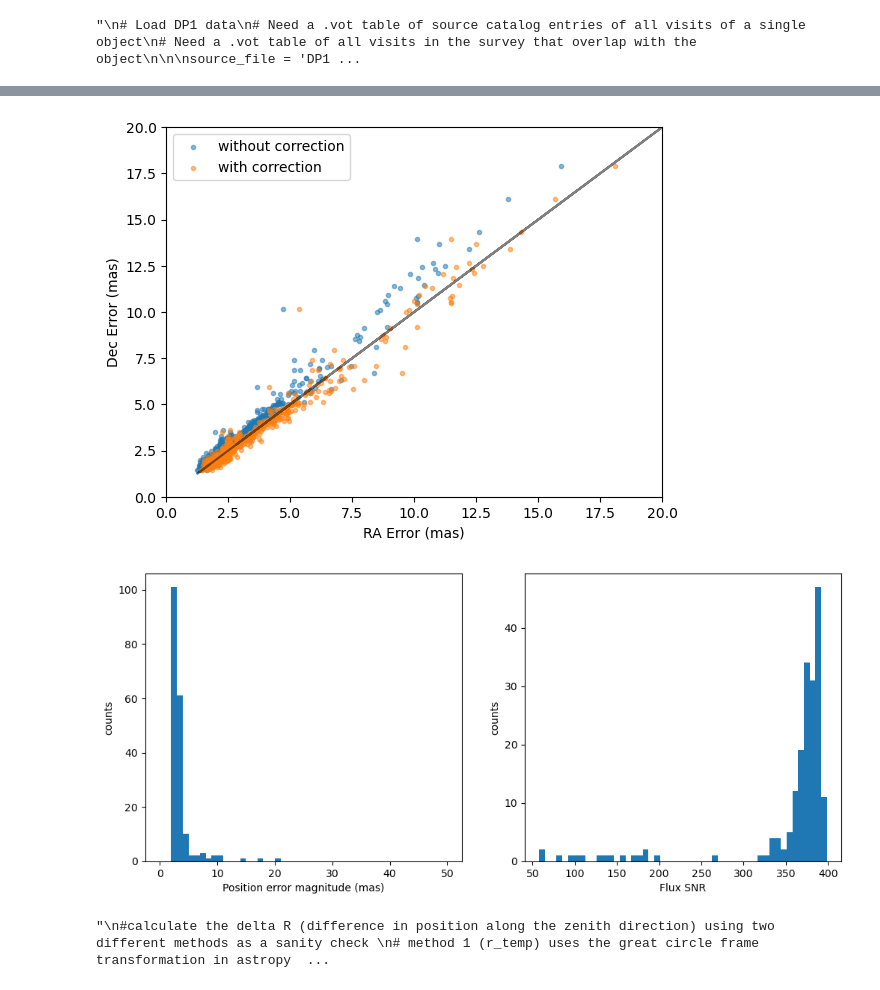
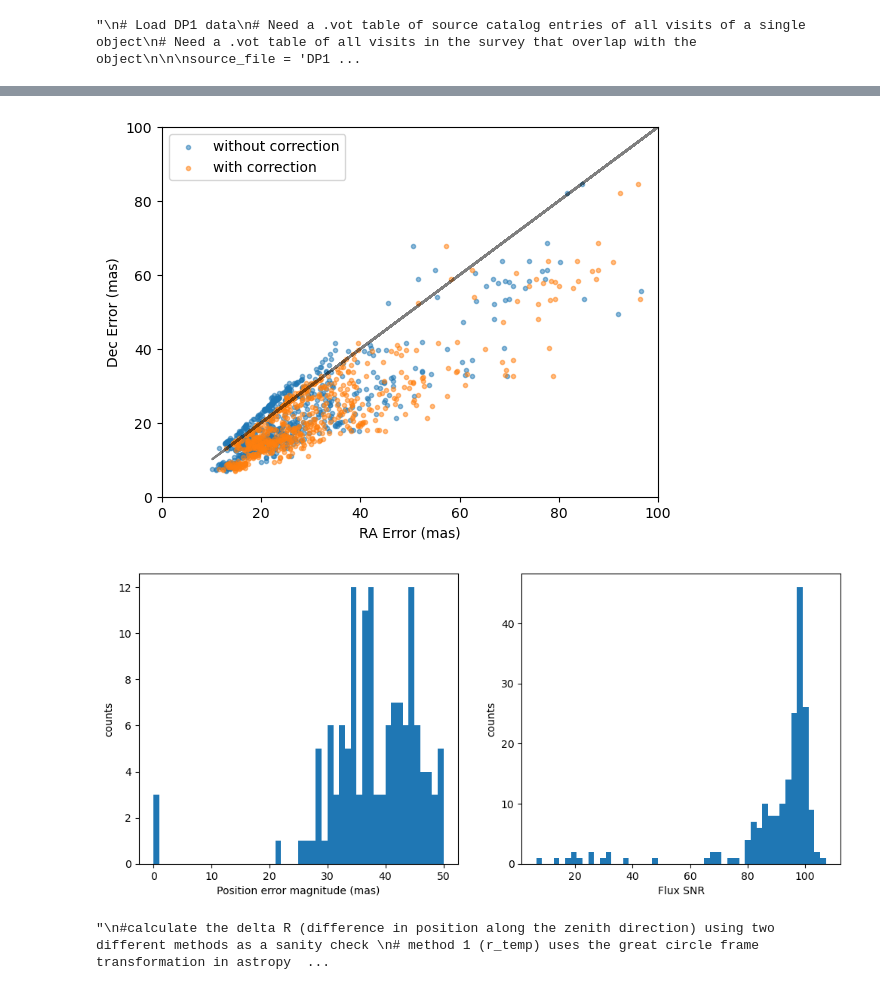
Before and after one commit to LSSTDESC/DifferentialCR, a Jupyter notebook: DCR_in_DP1.ipynb, the cells around one changed output, grey strips where cells are left out. Cells and saved outputs as stored; diff of their text form; code cells hidden in the pictures.

```diff
--- a/DCR_in_DP1.ipynb
+++ b/DCR_in_DP1.ipynb
@@ -61,20 +61,23 @@ for i, col in enumerate(visit_default_column_names):
 # %%
 # Getting data using the tap service on the RSP:
 
-# from lsst.rsp import get_tap_service
-# service = get_tap_service("tap")
+try:
+    from lsst.rsp import get_tap_service
+    service = get_tap_service("tap")
 
-# def queryTAP(query):
-#     job = service.submit_job(query)
-#     job.run()
-#     job.wait(phases=['COMPLETED', 'ERROR'])
-#     print('Job phase is', job.phase)
-#     if job.phase == 'ERROR':
-#         job.raise_if_error()
-#     assert job.phase == 'COMPLETED'
-#     return job.fetch_result().to_table()
+    def queryTAP(query):
+        job = service.submit_job(query)
+        job.run()
+        job.wait(phases=['COMPLETED', 'ERROR'])
+        print('Job phase is', job.phase)
+        if job.phase == 'ERROR':
+            job.raise_if_error()
+        assert job.phase == 'COMPLETED'
+        return job.fetch_result().to_table()
+except:
+    from APIaccess import queryTAP
 
-from APIaccess import queryTAP
+
 from utils import print_dp1_object_summary
 
 ra = 53.161541666666665 #deg
@@ -86,6 +89,9 @@ ra, dec = 53.12652887, -28.31641564 #blue GAIA star
 # ra, dec = 52.6749434, -27.9750487 # red, extended source
 # ra, dec = 53.4881400, -27.7653629
 # ra, dec = 53.5058125, -27.8044191 # extended, red galaxy with GAIA counterpart
+
+
+ra, dec = 53.1183990, -27.9695360
 
 
 search_radius = 3 #arcsec
@@ -287,37 +297,37 @@ correction = np.cos(master_original['dec_1']*np.pi/180)
 plt.scatter(master_original['raErr'] * 3600 * 10**3, master_original['decErr'] * 3600 * 10**3, alpha = 0.5,marker = '.', label = 'without correction')
 plt.scatter(master_original['raErr']/correction * 3600 * 10**3, master_original['decErr'] * 3600 * 10**3, alpha = 0.5,marker = '.',
  label = 'with correction')
 plt.plot(master_original['raErr'] * 3600 * 10**3, master_original['raErr'] * 3600 * 10**3, 'k-', alpha = 0.5)
 plt.xlabel('RA Error (mas)')
 plt.ylabel('Dec Error (mas)')
-plt.xlim(0, 20)
-plt.ylim(0, 20)
+plt.xlim(0, 100)
+plt.ylim(0, 100)
 plt.legend()
 plt.show()
 plt.close()
 
 
 #apply correction using master_original to prevent overwriting the already corrected values in master:
 master['raErr'] = master_original['raErr']/ correction
 master['ra_dec_Cov'] = master_original['ra_dec_Cov']/correction
 
 
 fig, ax = plt.subplots(1,2, figsize = (12, 5))
 
 band_mask = master['band_1'] == 'g'
 
 ax[0].hist(np.sqrt(master['raErr'][band_mask]**2 + master['decErr'][band_mask]**2)*3600 * 10**3, 50, range = (0, 50)) # magnitude of position error
 ax[0].set_xlabel('Position error magnitude (mas)')
 ax[0].set_ylabel('counts')
 
 ax[1].hist(master['psfFlux'][band_mask]/master['psfFluxErr'][band_mask], 50) # magnitude of position error
 ax[1].set_xlabel('Flux SNR')
 ax[1].set_ylabel('counts')
 
 plt.show()
 # %% [output]
-[figure, old version]
+[figure, new version]
-[figure, old version]
+[figure, new version]
 # %%
 # Add a few columns to the master table: zenith RA/Dec, parallactic angle, and the magnitude of the astrometric shift (from a reference position) projected along the zenith direction
 
```
Also changed, not shown: parts of 8 cells of this notebook, 1 other file.
